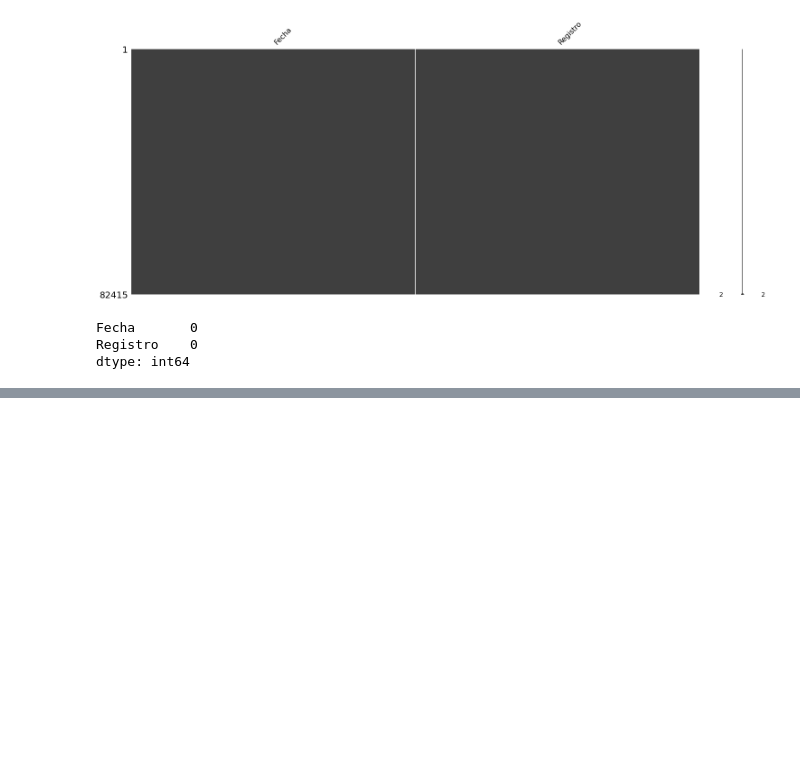
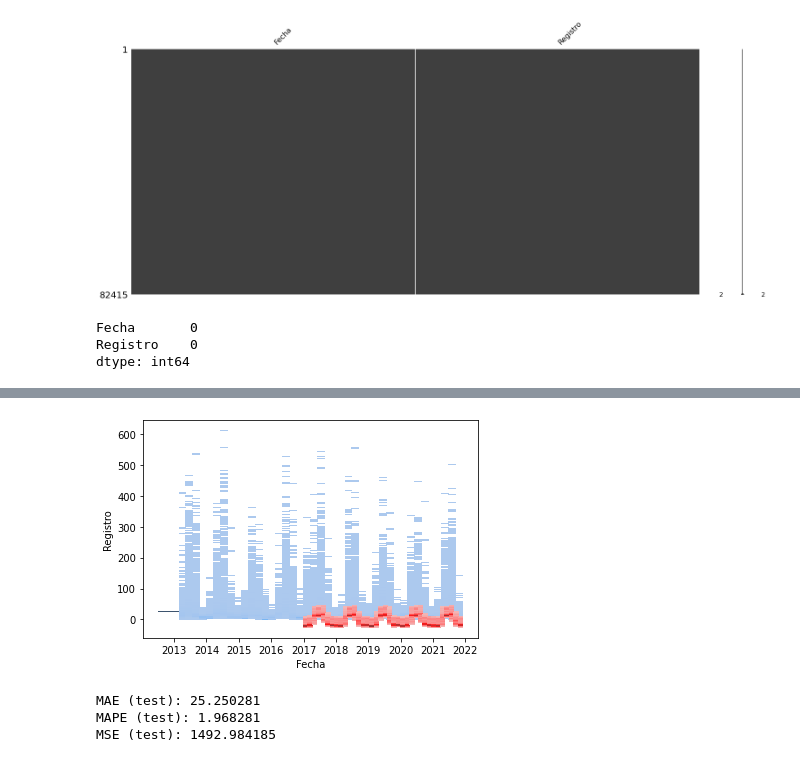
Before and after one commit to Sakutwf/ProyectoFinalMachineLearning, a Jupyter notebook: Proyecto_Final_Machine_Learning.ipynb, the cells around one changed output, grey strips where cells are left out. Drawn from its saved outputs; the diff is of its cells as text; code cells hidden in the pictures; blank space fills up the shorter version.

```diff
--- a/Proyecto_Final_Machine_Learning.ipynb
+++ b/Proyecto_Final_Machine_Learning.ipynb
@@ -145,0 +237,18 @@ dtype: int64
+# %%
+sns.histplot(toolData, x="Fecha", y="Registro")
+
+sns.histplot(x=testData['ds'].tolist(), y=yhat_test, color='red')
+plt.show()
+# %% [output]
+[figure, added]
+# %%
+mae = mean_absolute_error(y_test, yhat_test)
+mape = mean_absolute_percentage_error(y_test, yhat_test)
+mse = mean_squared_error(y_test, yhat_test)
+print("MAE (test): {:0.6f}".format(mae))
+print("MAPE (test): {:0.6f}".format(mape))
+print("MSE (test): {:0.6f}".format(mse))
+# %% [output]
+MAE (test): 25.250281
+MAPE (test): 1.968281
+MSE (test): 1492.984185
```
Also changed, not shown: parts of 10 cells of this notebook.
